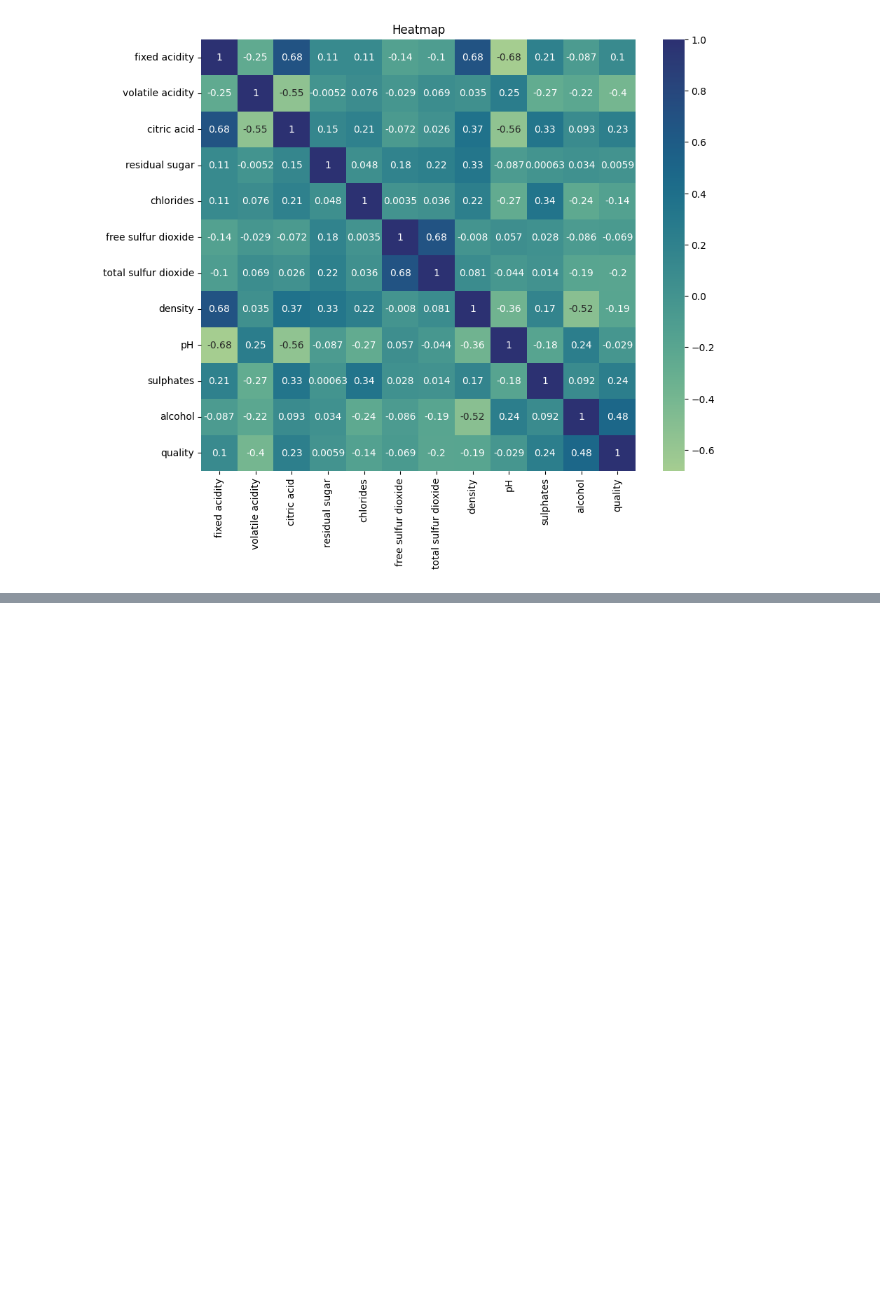
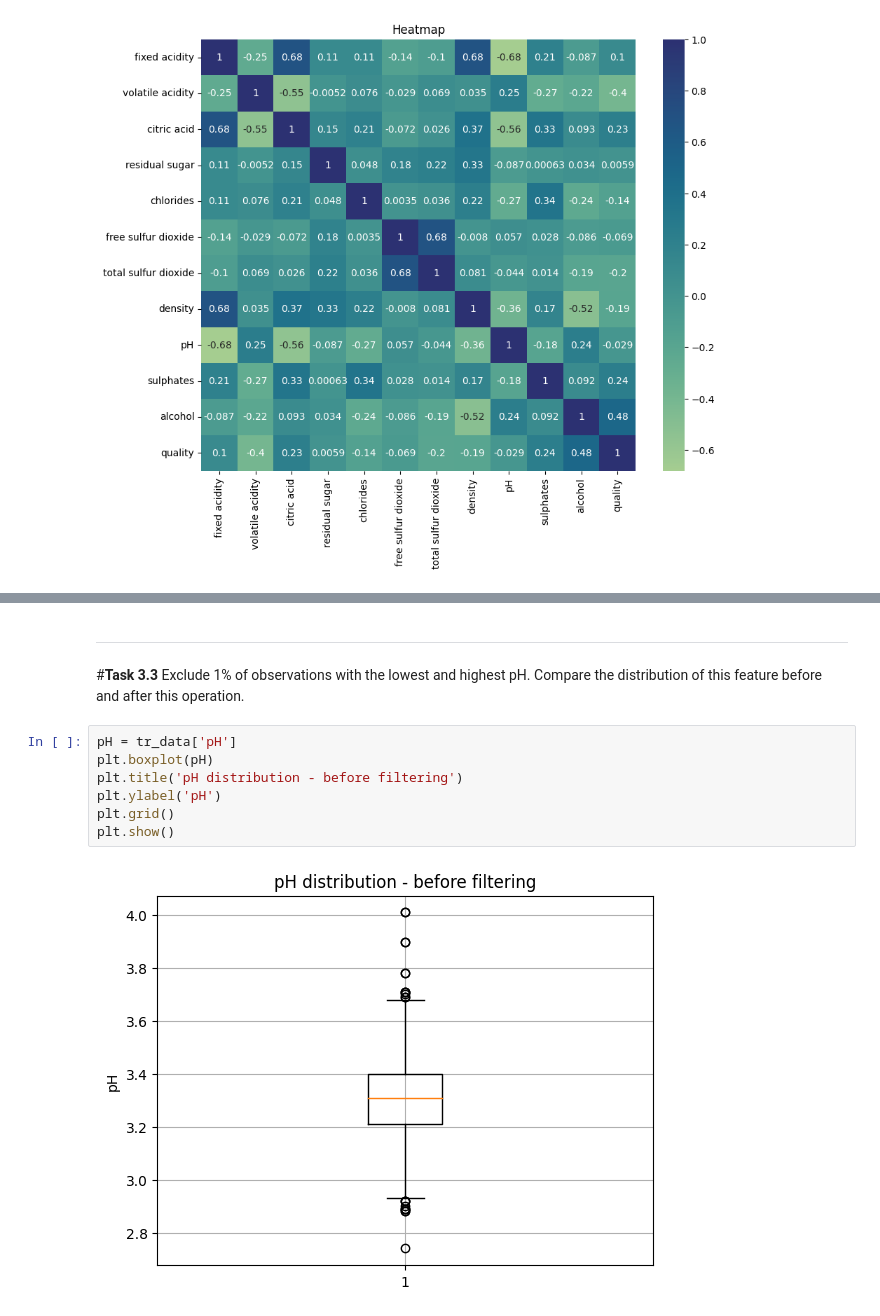
Before and after one commit to jadrzy/Lab-Python-in-Data-Science-, a Jupyter notebook: notebooks/Lab3.ipynb, the cells around one changed output, grey strips where cells are left out. Drawn from its saved outputs; the diff is of its cells as text; blank space fills up the shorter version.

```diff
--- a/notebooks/Lab3.ipynb
+++ b/notebooks/Lab3.ipynb
@@ -45,0 +61,14 @@ plt.show()
+# %% [markdown]
+---
+#**Task 3.3**
+Exclude 1% of observations with the lowest and highest pH. Compare the
+distribution of this feature before and after this operation.
+# %%
+pH = tr_data['pH']
+plt.boxplot(pH)
+plt.title('pH distribution - before filtering')
+plt.ylabel('pH')
+plt.grid()
+plt.show()
+# %% [output]
+[figure, added]
```
Also changed, not shown: parts of 18 cells of this notebook.
